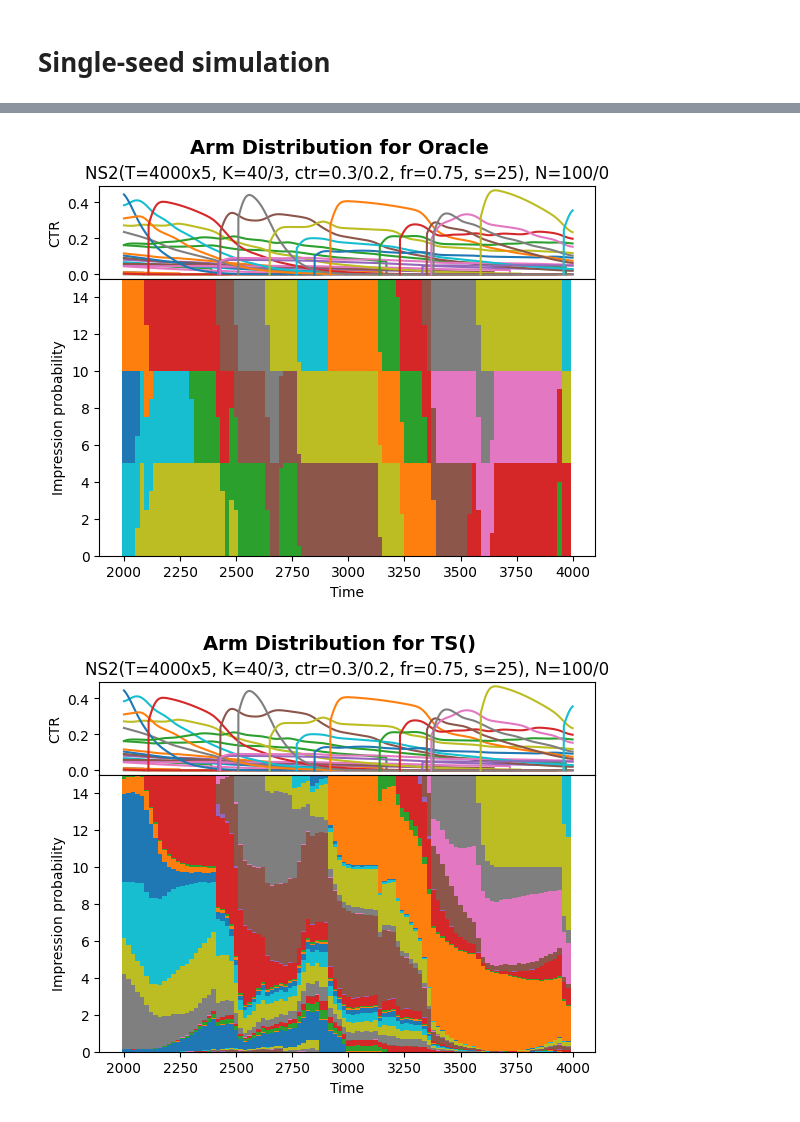
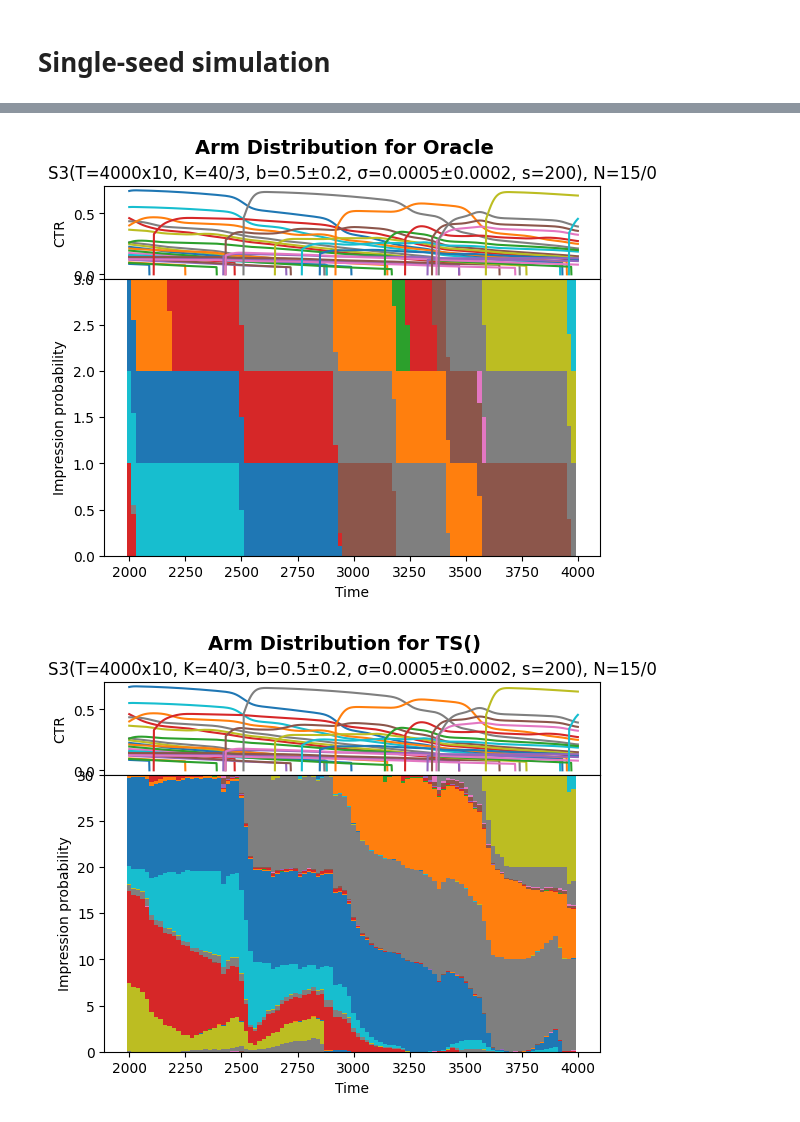
Before and after one commit to noah-daniels/bandit-rec, a Jupyter notebook: thompson_params.ipynb, the cells around one changed output, grey strips where cells are left out. Saved outputs shown, nothing was run; the diff lists cells and outputs as text; code cells hidden in the pictures.

```diff
--- a/thompson_params.ipynb
+++ b/thompson_params.ipynb
@@ -73,19 +92,8 @@ sim.results.create_regret_plot(tmin=1500)
 # %% [markdown]
 # Single-seed simulation
 # %%
-sim2 = Simulator(run_count=100, seed_change_interval=0)
+sim2 = Simulator(run_count=15, seed_change_interval=0)
 # %%
-sim2.set_setting(s1)
-sim2.run_oracle()
-
-sim2.run_agent(ThompsonAgent, {})
-for ws in [100, 500, 1000, 3000]:
-    sim2.run_agent(ThompsonAgent, {'ws': ws})
+tune_parameters_TS(sim2, s2, [100, 1000, 3000, 6000])
+tune_parameters_TS(sim2, s3, [100, 1000, 3000, 6000])
-# %%
-sim2.set_setting(s2)
-sim2.run_oracle()
-
-sim2.run_agent(ThompsonAgent, {})
-for ws in [100, 500, 1000, 3000]:
-    sim2.run_agent(ThompsonAgent, {'ws': ws})
 # %%
@@ -99,7 +108,5 @@ sim2.results.create_estimates_plot(setting=s1.label, agent='TS()', tmin=2000)
 # %%
-sim2.results.create_impressions_plot(setting=s2.label, agent='Oracle', tmin=2000)
-sim2.results.create_impressions_plot(setting=s2.label, agent='TS()', tmin=2000)
-sim2.results.create_estimates_plot(setting=s2.label, agent='TS()', tmin=2000)
+sim2.results.create_impressions_plot(setting=s3.label, tmin=2000)
 # %% [output]
-[figure, old version]
+[figure, new version]
-[figure, old version]
+[figure, new version]
```
Also changed, not shown: parts of 12 cells of this notebook, 33 other files.
